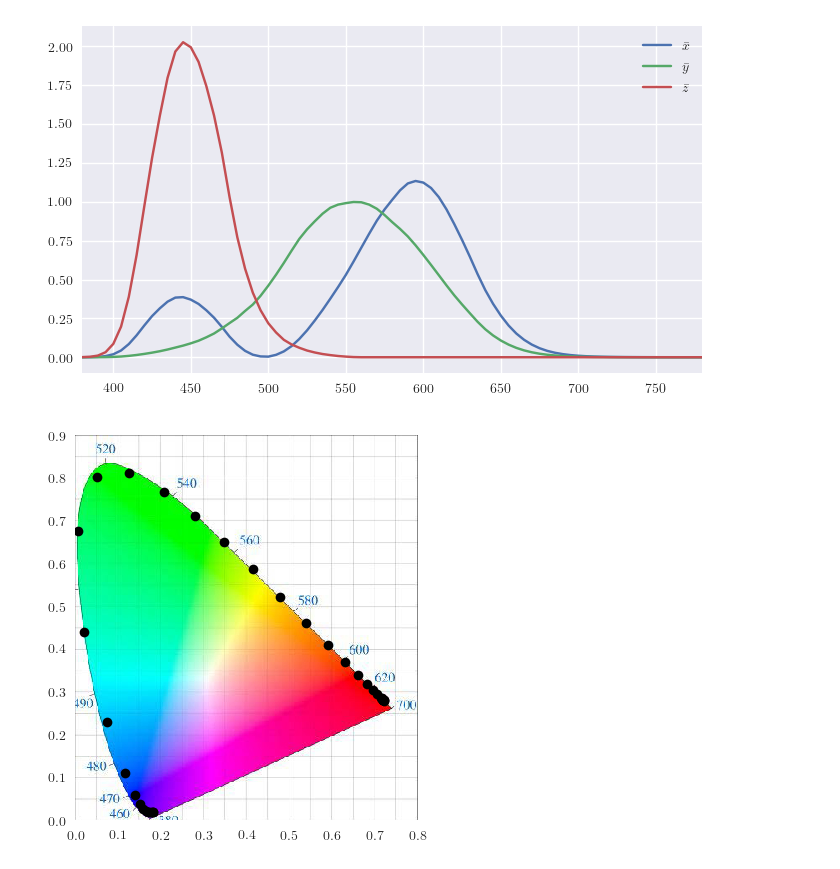
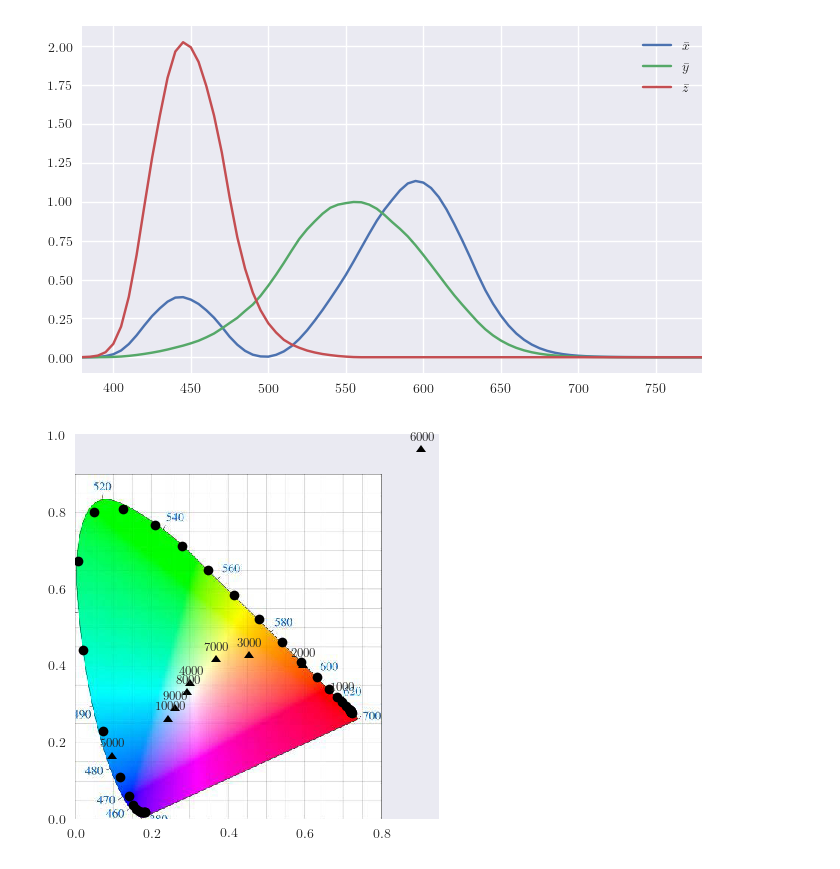
Before and after one commit to kvdomingo/AP187, a Jupyter notebook: Activity 6/187-6.ipynb, the cells around one changed output. Cells and saved outputs as stored; diff of their text form; code cells hidden in the pictures.

```diff
--- a/Activity 6/187-6.ipynb
+++ b/Activity 6/187-6.ipynb
@@ -37,6 +38,9 @@ def spec2xyz(spectrum, fbar):
     y = XYZ[1]/I
     z = XYZ[2]/I
     return x, y, z
+
+def B(l, T):
+    return (2*h*c*c)/(l**5 * (np.exp((h*c)/(l*k*T)) - 1))
 # %%
 wavelength, xbar, ybar, zbar = np.genfromtxt('cie1964.csv', delimiter=',', unpack=True)
 # %%
@@ -56,12 +60,27 @@ for i in range(len(wavelength)):
     x, y, _ = spec2xyz(wavelength[i], [xbar[i], ybar[i], zbar[i]])
     boundx.append(x)
     boundy.append(y)
+
+locusx, locusy = [], []
+T = np.arange(1000, 10001, 1000)
+for t in T:
+    bl = B(wavelength*1e-9, t)
+    ba = integrate.trapz(bl, wavelength*1e-9)
+    b = bl/ba
+    x, y, _ = spec2xyz(bl, [xbar, ybar, zbar])
+    locusx.append(x)
+    locusy.append(y)
 # %%
 ciexy = mp.imread('ciexy.jpg')
 mp.figure(figsize=(5, 5))
 mp.imshow(ciexy, extent=(0.0, 0.8, 0.0, 0.9))
 mp.plot(boundx, boundy, 'ko')
+mp.plot(locusx, locusy, color='k', ls='None', marker=10)
+for i, s in enumerate(T):
+    mp.text(locusx[i]-0.03, locusy[i]+0.03, str(s), fontsize=9)
+# for i in range(len(boundx)):
+#     mp.text(boundx[i]-0.03, boundy[i]+0.03, str(int(wavelength[::2][i])), fontsize=9)
 mp.grid(0)
 mp.show()
 # %% [output]
-[figure, old version]
+[figure, new version]
```
Also changed, not shown: parts of 1 cell of this notebook, 1 other file.
